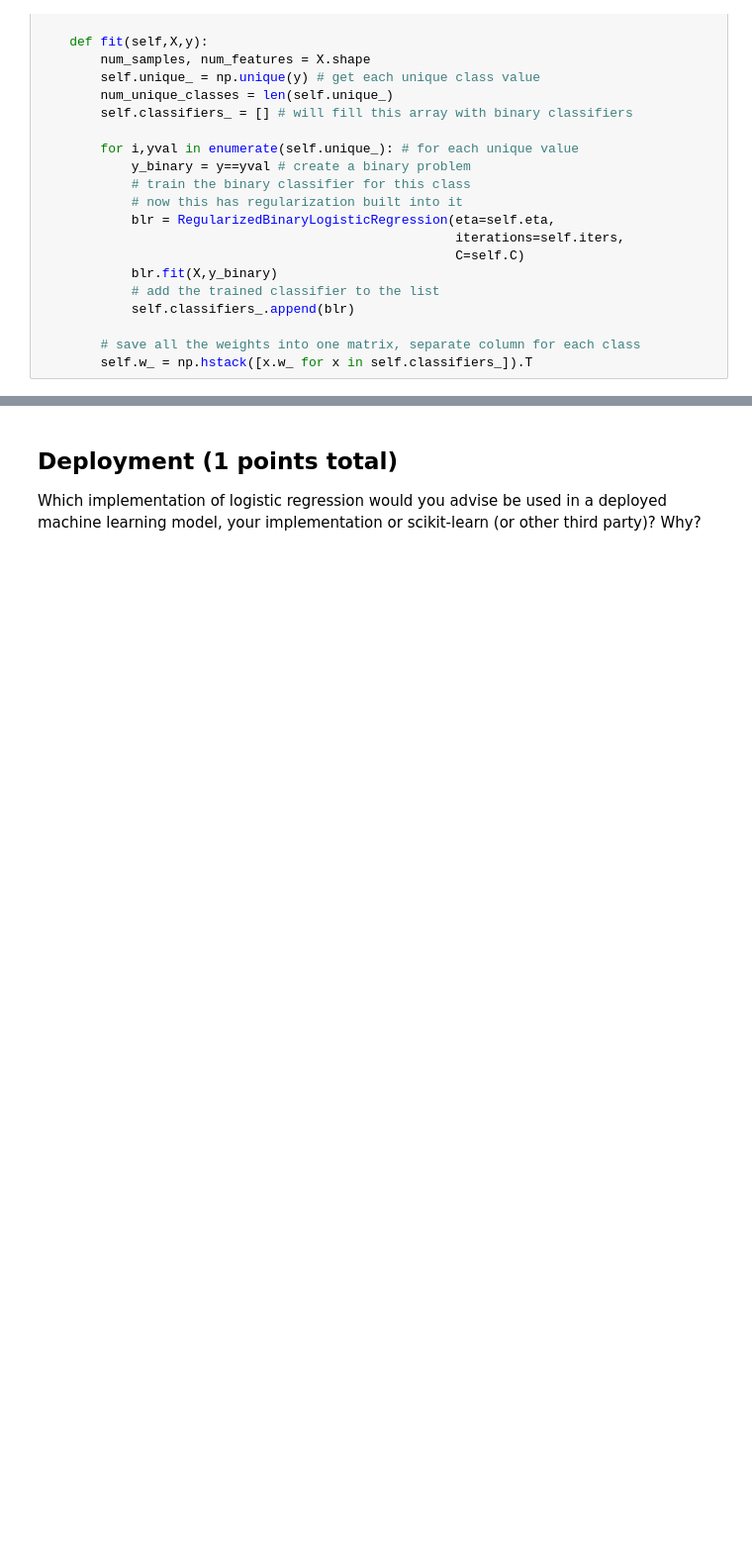
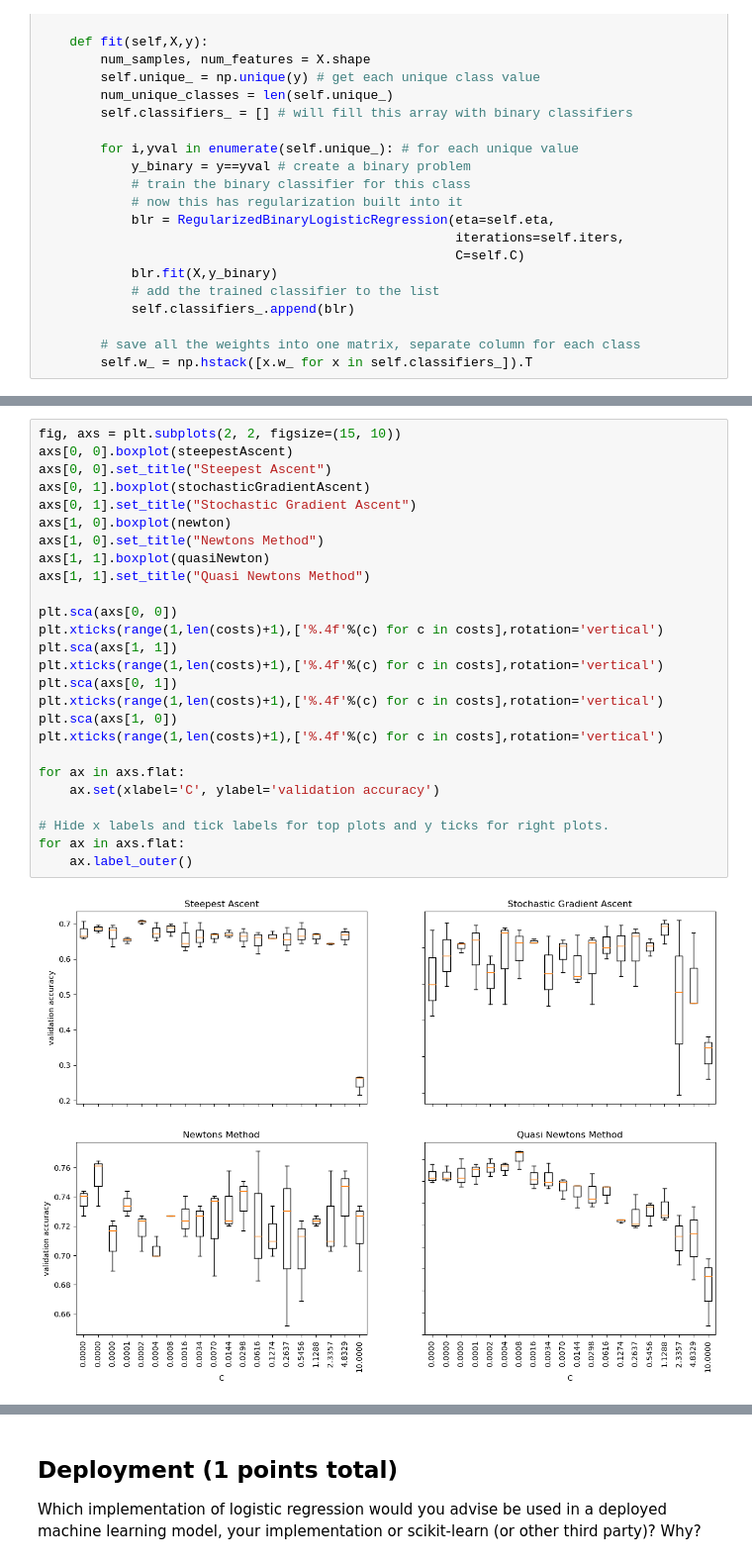
Before and after one commit to bennyandthejetss/ML_Lab3, a Jupyter notebook: Lab3.ipynb, the cells around one changed output, grey strips where cells are left out. Shown at 99% size. Drawn from its saved outputs; the diff is of its cells as text; blank space fills up the shorter version.

```diff
--- a/Lab3.ipynb
+++ b/Lab3.ipynb
@@ -512,0 +492,28 @@ plt.show()
+# %%
+fig, axs = plt.subplots(2, 2, figsize=(15, 10))
+axs[0, 0].boxplot(steepestAscent)
+axs[0, 0].set_title("Steepest Ascent")
+axs[0, 1].boxplot(stochasticGradientAscent)
+axs[0, 1].set_title("Stochastic Gradient Ascent")
+axs[1, 0].boxplot(newton)
+axs[1, 0].set_title("Newtons Method")
+axs[1, 1].boxplot(quasiNewton)
+axs[1, 1].set_title("Quasi Newtons Method")
+
+plt.sca(axs[0, 0])
+plt.xticks(range(1,len(costs)+1),['%.4f'%(c) for c in costs],rotation='vertical')
+plt.sca(axs[1, 1])
+plt.xticks(range(1,len(costs)+1),['%.4f'%(c) for c in costs],rotation='vertical')
+plt.sca(axs[0, 1])
+plt.xticks(range(1,len(costs)+1),['%.4f'%(c) for c in costs],rotation='vertical')
+plt.sca(axs[1, 0])
+plt.xticks(range(1,len(costs)+1),['%.4f'%(c) for c in costs],rotation='vertical')
+
+for ax in axs.flat:
+    ax.set(xlabel='C', ylabel='validation accuracy')
+
+# Hide x labels and tick labels for top plots and y ticks for right plots.
+for ax in axs.flat:
+    ax.label_outer()
+# %% [output]
+[figure, added]
```
Also changed, not shown: parts of 8 cells of this notebook.
